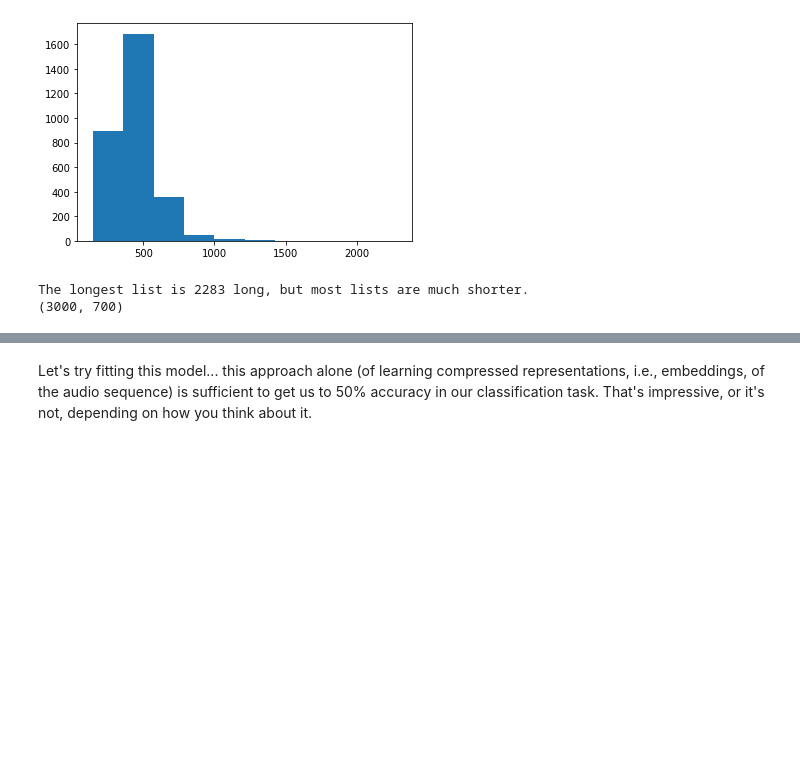
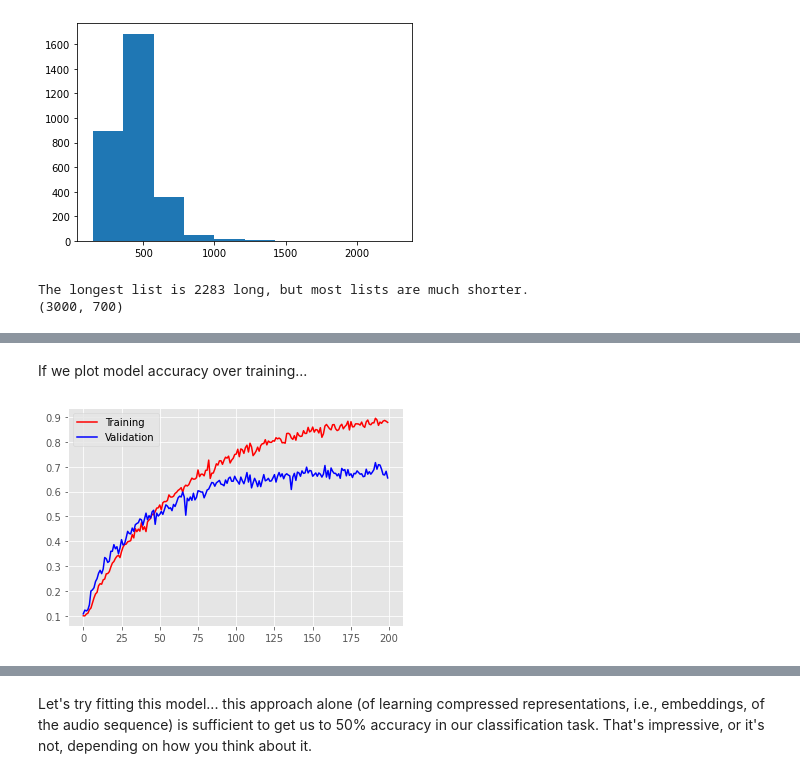
Before and after one commit to ymei9/BA865-2022, a Jupyter notebook: Week 6/6.6 - RNN for Audio.ipynb, the cells around one changed output, grey strips where cells are left out. Drawn from its saved outputs; the diff is of its cells as text; code cells hidden in the pictures; blank space fills up the shorter version.

```diff
--- a/Week 6/6.6 - RNN for Audio.ipynb
+++ b/Week 6/6.6 - RNN for Audio.ipynb
@@ -148,0 +199,10 @@ The longest list is 2283 long, but most lists are much shorter.
+# %%
+# We are making a different callback so we don't overwrite our last model (we might want to compare them)
+callbacks = [
+    keras.callbacks.ModelCheckpoint(
+        filepath="audio_conv.keras",
+        save_best_only=True,
+        monitor="val_loss")
+]
+
+history = model.fit(padded_sequences,labels,validation_split=0.2,batch_size=25,epochs=200,callbacks=callbacks)
@@ -148,0 +227,12 @@ The longest list is 2283 long, but most lists are much shorter.
+# %% [markdown]
+If we plot model accuracy over training...
+# %%
+import matplotlib.pyplot as plt
+plt.style.use('ggplot')
+
+plt.plot(history.history['sparse_categorical_accuracy'],c="r")
+plt.plot(history.history['val_sparse_categorical_accuracy'],c="b")
+plt.legend(['Training','Validation'])
+plt.show()
+# %% [output]
+[figure, added]
```
Also changed, not shown: parts of 21 cells of this notebook, 3 other files.
